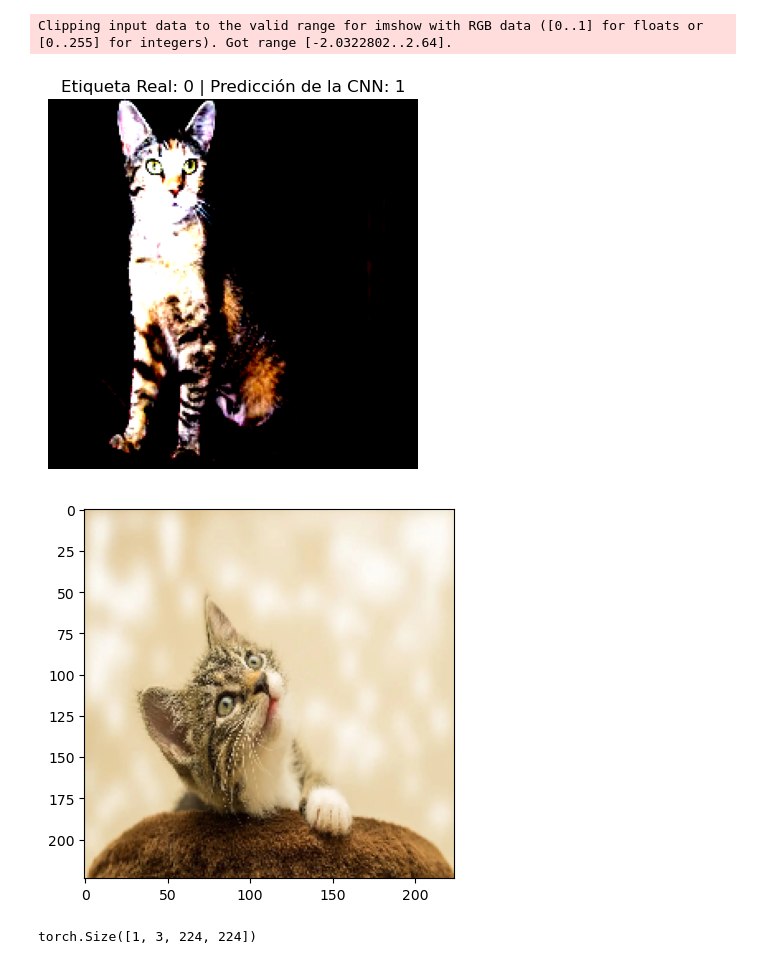
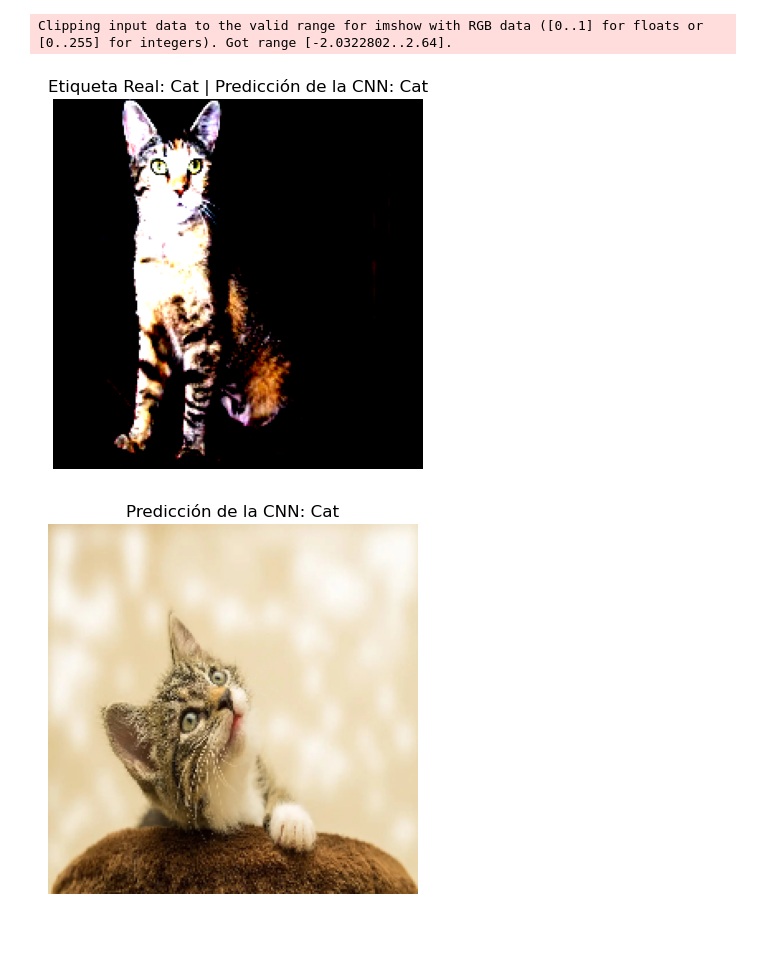
Before and after one commit to pprezp/DSRN_UAEMEX, a Jupyter notebook: Modulo_04/Red Neuronal Biclase.ipynb, the cells around one changed output. Drawn from its saved outputs; the diff is of its cells as text; code cells hidden in the pictures; blank space fills up the shorter version.

```diff
--- a/Modulo_04/Red Neuronal Biclase.ipynb
+++ b/Modulo_04/Red Neuronal Biclase.ipynb
@@ -195,34 +202,32 @@ imagenes_muestra, etiquetas_muestra = next(iter(test_loader))
 con_prediccion = model(imagenes_muestra.to(device))
 _, prediccion = torch.max(con_prediccion, 1)
 
+idx_to_class = {v: k for k, v in train_dataset.class_to_idx.items()}
+
 # Dibujar el primer elemento del lote
 plt.imshow(imagenes_muestra[0].squeeze().numpy().transpose(1, 2, 0))
-plt.title(f"Etiqueta Real: {etiquetas_muestra[0].item()} | Predicción de la CNN: {prediccion[0].item()}")
+plt.title(f"Etiqueta Real: {idx_to_class[etiquetas_muestra[0].item()]} | Predicción de la CNN: {idx_to_class[prediccion[0].item()]}")
 plt.axis('off')
 plt.show()
 # %% [output]
 Clipping input data to the valid range for imshow with RGB data ([0..1] for floats or [0..255] for integers). Got range [-2.0322802..2.64].
-[figure, old version]
+[figure, new version]
 # %%
 
 img = cv2.imread( 'kitten.jpg')
 image_resized = cv2.resize(img, (224, 224))
 img_rgb = cv2.cvtColor(image_resized, cv2.COLOR_BGR2RGB)
-plt.imshow(img_rgb, cmap = "Accent")
-plt.show()
 
 tensor_kitten = torch.from_numpy(img_rgb).permute(2, 0, 1).float() / 255.0
 tensor_kitten = tensor_kitten.unsqueeze(0)
-print(tensor_kitten.shape)
 
 con_prediccion = model(tensor_kitten.to(device))
 _, prediccion = torch.max(con_prediccion, 1)
 
 # Dibujar el primer elemento del lote
 plt.imshow(tensor_kitten.squeeze().numpy().transpose(1, 2, 0))
-plt.title(f"Predicción de la CNN: {prediccion[0].item()}")
+plt.title(f"Predicción de la CNN: {idx_to_class[prediccion[0].item()]}")
 plt.axis('off')
 plt.show()
 # %% [output]
-[figure, old version]
+[figure, new version]
-torch.Size([1, 3, 224, 224])
```
Also changed, not shown: parts of 1 cell of this notebook.
